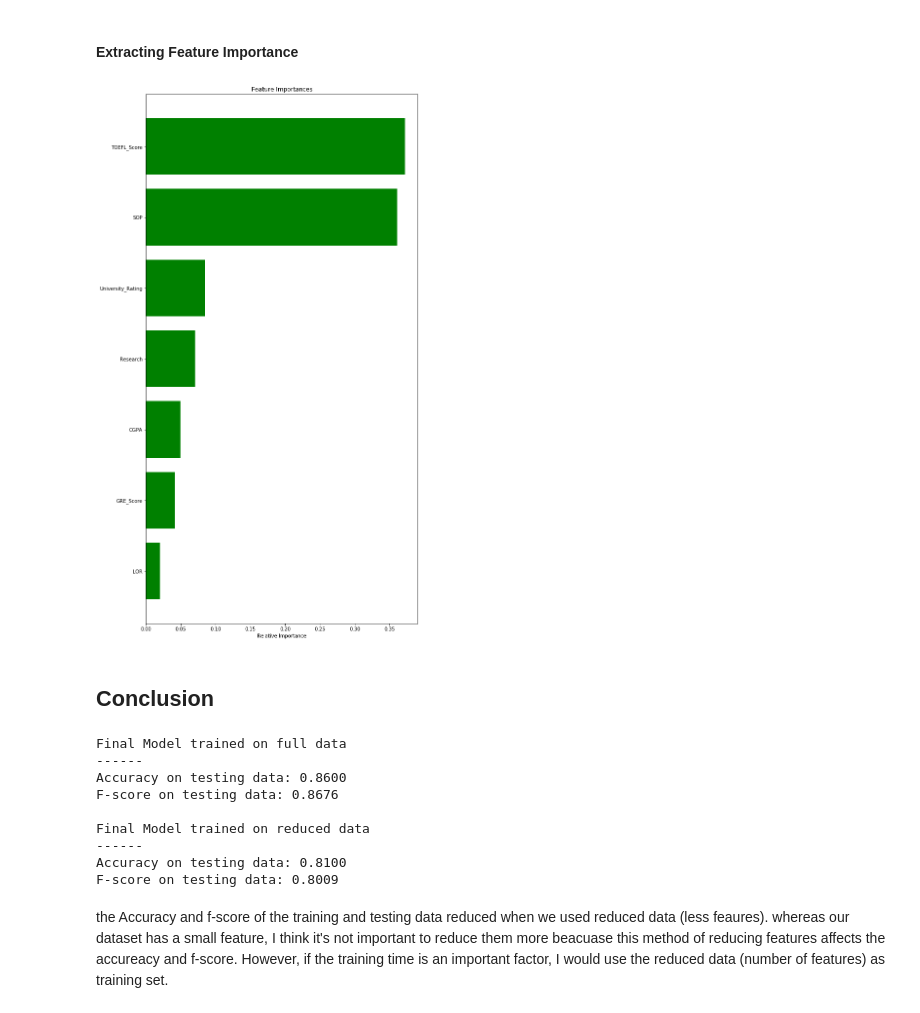
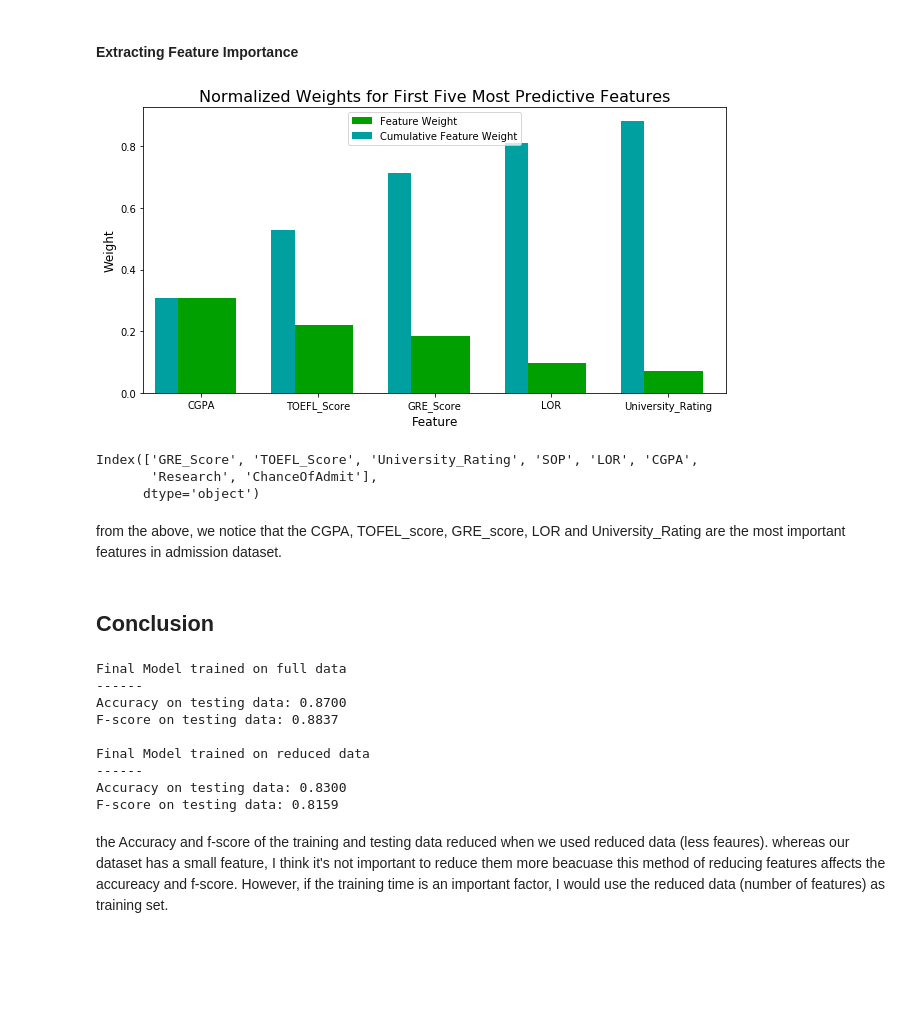
Before and after one commit to amalimdad/Capstone_Project_MLE, a Jupyter notebook: Capston_Project.ipynb, the cells around one changed output. Cells and saved outputs as stored; diff of their text form; code cells hidden in the pictures; blank space fills up the shorter version.

```diff
--- a/Capston_Project.ipynb
+++ b/Capston_Project.ipynb
@@ -231,19 +244,3 @@ LOR
 | 498 | 0.44 | 0.392857 | 0.75 | 0.750 | 1.000 | 0.522436 | 0.0 | 0.73 |
 | 499 | 0.74 | 0.750000 | 0.75 | 0.875 | 0.875 | 0.717949 | 0.0 | 0.84 |
 500 rows × 8 columns
-# %%
-features_final = pd.get_dummies(feature_raw)
-
-#  Encode the 'chanceAdmit_raw' data to numerical values
-chanceAdmit = chanceAdmit_raw.apply(lambda l: 0 if l < 0.72 else 1)
-
-# Print the number of features after one-hot encoding
-encoded = list(features_final.columns)
-print("{} total features after one-hot encoding.".format(len(encoded)))
-
-# Uncomment the following line to see the encoded feature names
-count=0
-for i in chanceAdmit:
-    if i ==1:
-        count +=1
-print("number of chance admission= {}" .format (count))
@@ -280,19 +288,9 @@ from sklearn.metrics import fbeta_score
 from sklearn.metrics import accuracy_score
 
 def train_predict(learner, sample_size, X_train, y_train, X_test, y_test):
-    '''
-    inputs:
-       - learner: the learning algorithm to be trained and predicted on
-       - sample_size: the size of samples (number) to be drawn from training set
-       - X_train: features training set
-       - y_train: chance-of-Admission training set
-       - X_test: features testing set
-       - y_test: chance-of-Admission testing set
-    '''
-
     results = {}
 
-    # Fit the learner to the training data using slicing with 'sample_size' using .fit(training_features[:], training_labels[:])
+    # Fit the learner to the training data using slicing with 'sample_size'
     start = time() # Get start time
     learner = learner.fit(X_train[:sample_size],y_train[:sample_size])
     end = time() # Get end time
@@ -475,14 +451,22 @@ def plot_imporatances(importances):
 # %%
 
 #  Train the supervised model on the training set using .fit(X_train, y_train)
 lr_model = RandomForestClassifier().fit(X_train, y_train)
 
 importances = lr_model.feature_importances_
+
+
+# Plot
+vs.feature_plot(importances, X_train, y_train)
+featues_name= data.columns
+print (featues_name)
+# %% [output]
+[figure, added]
+Index(['GRE_Score', 'TOEFL_Score', 'University_Rating', 'SOP', 'LOR', 'CGPA',
+       'Research', 'ChanceOfAdmit'],
+      dtype='object')
-# %%
-# Plot
-plot_imporatances(importances)
-# %% [output]
-[figure, removed]
+# %% [markdown]
+from the above, we notice that the CGPA, TOFEL_score, GRE_score, LOR and  University_Rating are the most important features in admission dataset.
 # %% [markdown]
 ## Conclusion
 # %%
@@ -490,8 +474,8 @@ plot_imporatances(importances)
 from sklearn.base import clone
 
 # Reduce the feature space
-X_train_reduced = X_train[X_train.columns.values[(np.argsort(importances)[::-1])[:5]]]
-X_test_reduced = X_test[X_test.columns.values[(np.argsort(importances)[::-1])[:5]]]
+X_train_reduced = X_train[X_train.columns.values[(np.argsort(importances)[::-1])[:4]]]
+X_test_reduced = X_test[X_test.columns.values[(np.argsort(importances)[::-1])[:4]]]
 
 # Train on the "best" model found from grid search earlier
 clf = (clone(best_clf)).fit(X_train_reduced, y_train)
@@ -509,12 +493,12 @@ print("F-score on testing data: {:.4f}".format(fbeta_score(y_test, reduced_predi
 # %% [output]
 Final Model trained on full data
 ------
-Accuracy on testing data: 0.8600
-F-score on testing data: 0.8676
+Accuracy on testing data: 0.8700
+F-score on testing data: 0.8837
 
 Final Model trained on reduced data
 ------
-Accuracy on testing data: 0.8100
-F-score on testing data: 0.8009
+Accuracy on testing data: 0.8300
+F-score on testing data: 0.8159
 # %% [markdown]
 the Accuracy and f-score of the training and testing data reduced when we used reduced data (less feaures). whereas our dataset has a small feature, I think it's not important to reduce them more beacuase this method of reducing features affects the accureacy and f-score. However, if the training time is an important factor, I would use the reduced data (number of features) as training set.
```
Also changed, not shown: parts of 15 cells of this notebook, 4 other files.
